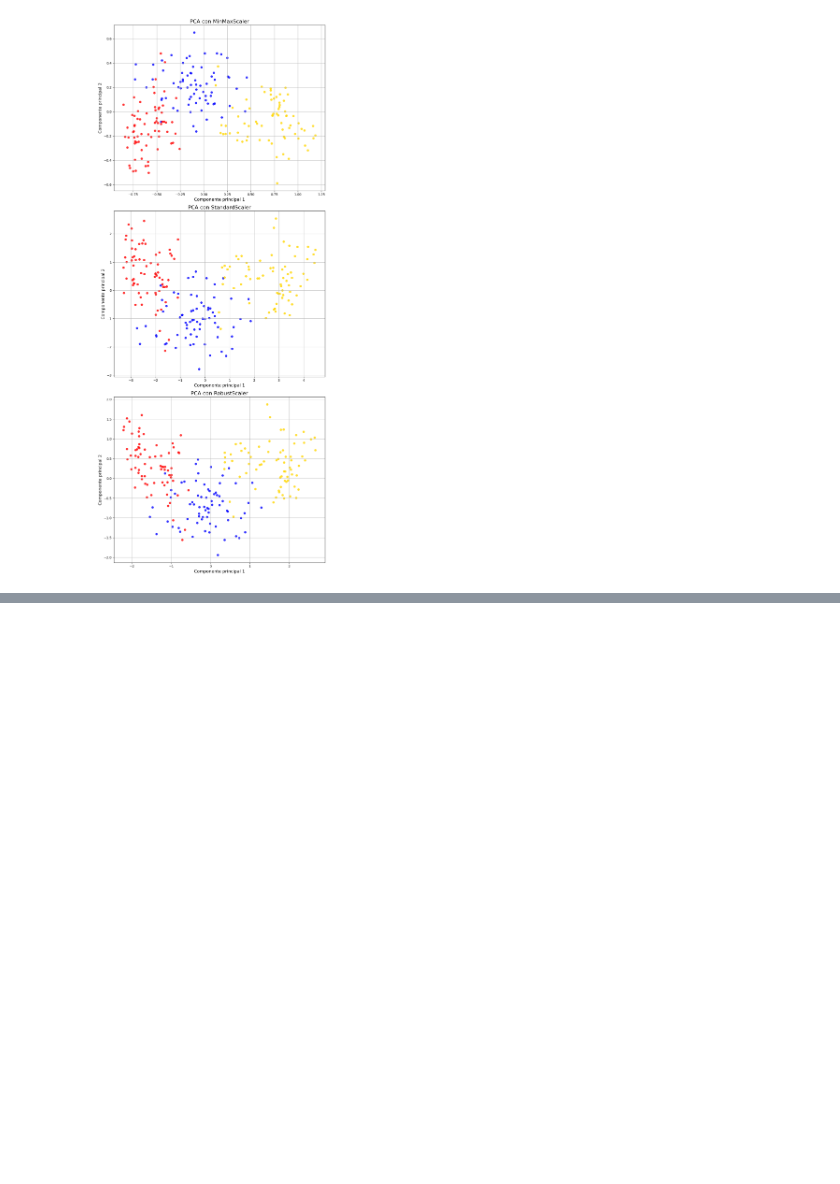
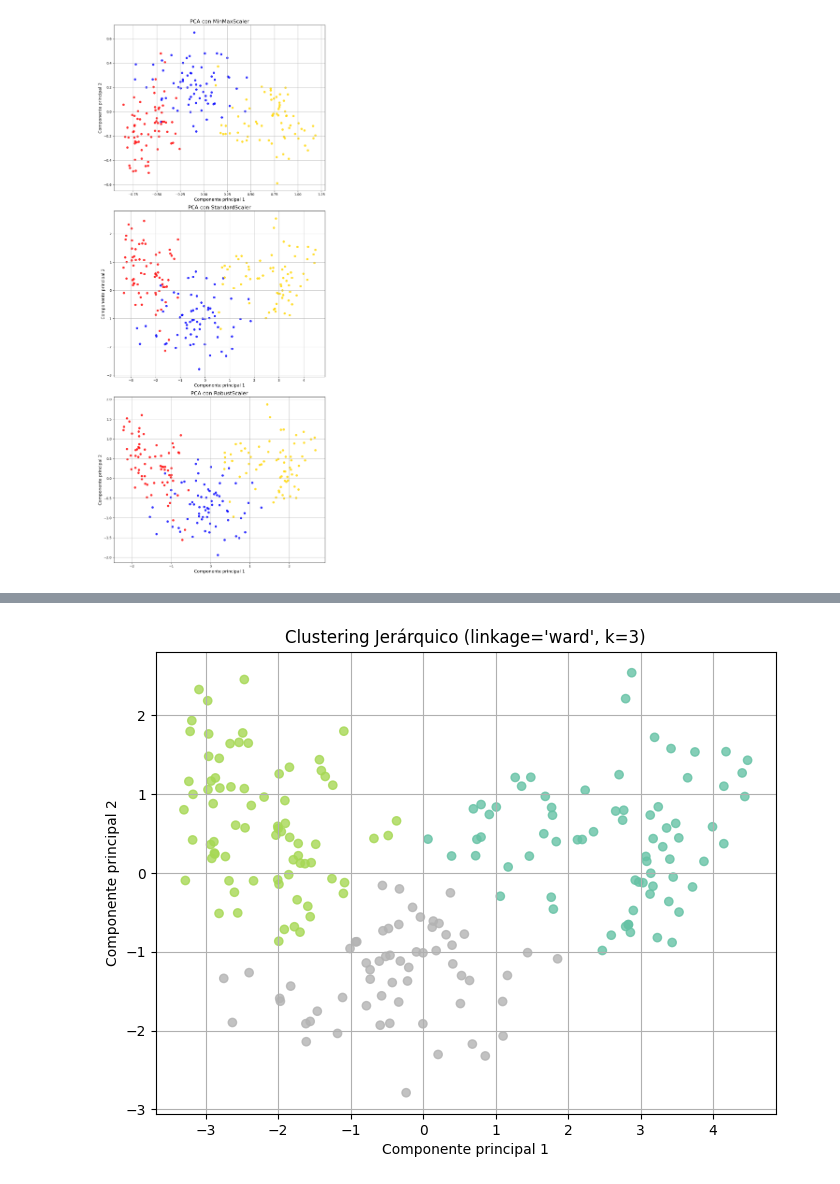
Before and after one commit to 100454201/Grupo35_Practica2, a Jupyter notebook: notebook_P2.ipynb, the cells around one changed output, grey strips where cells are left out. Drawn from its saved outputs; the diff is of its cells as text; code cells hidden in the pictures; blank space fills up the shorter version.

```diff
--- a/notebook_P2.ipynb
+++ b/notebook_P2.ipynb
@@ -64,0 +161,17 @@ Los puntos están coloreados según la clase real de semilla:
+# %%
+from sklearn.cluster import AgglomerativeClustering
+
+# Aplicar clustering jerárquico con linkage 'ward' y 3 clusters
+agglo = AgglomerativeClustering(n_clusters=3, linkage='ward')
+labels_agglo = agglo.fit_predict(X_2d)
+
+# Visualizar los clusters jerárquicos
+plt.figure(figsize=(8, 6))
+plt.scatter(X_2d[:, 0], X_2d[:, 1], c=labels_agglo, cmap="Set2", alpha=0.8)
+plt.title("Clustering Jerárquico (linkage='ward', k=3)")
+plt.xlabel("Componente principal 1")
+plt.ylabel("Componente principal 2")
+plt.grid(True)
+plt.show()
+# %% [output]
+[figure, added]
```
Also changed, not shown: parts of 15 cells of this notebook.
